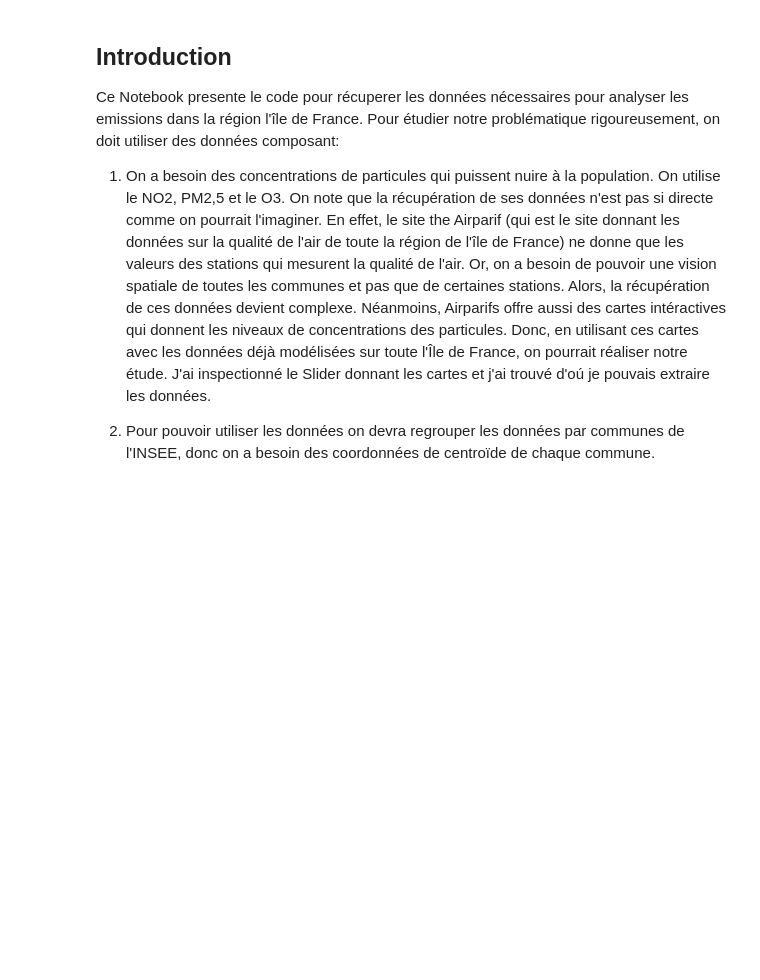
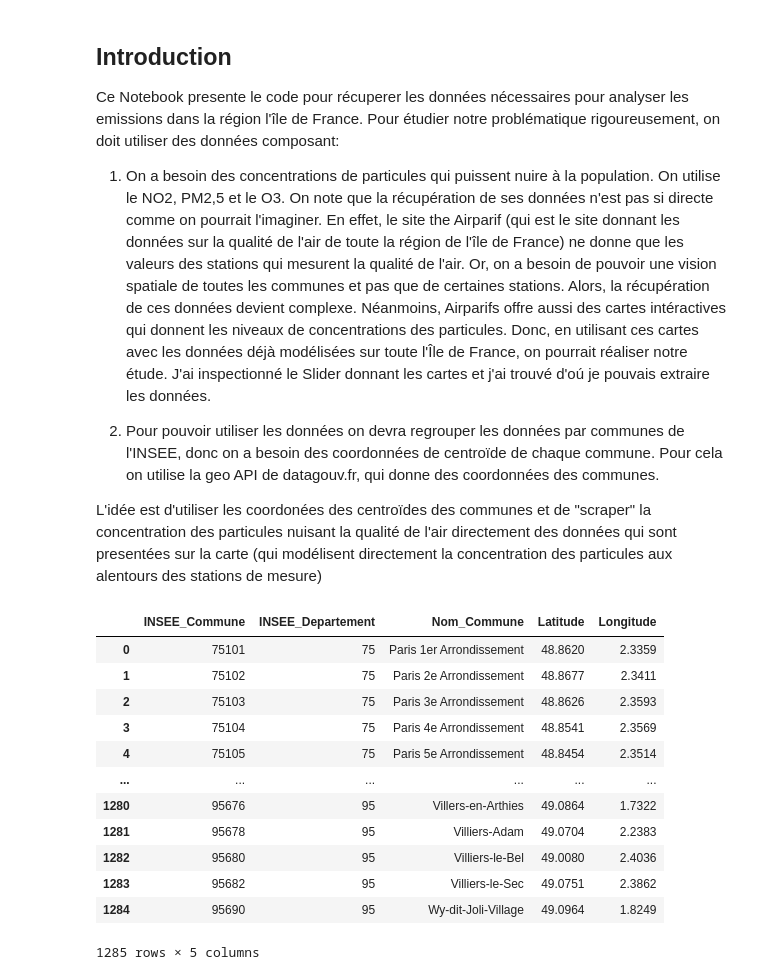
Before and after one commit to TomasAMG7/Python_S1_Challut_Garcia_Mossel, a Jupyter notebook: CODE/notebook_emissions.ipynb, the cells around one changed output. Saved outputs shown, nothing was run; the diff lists cells and outputs as text; code cells hidden in the pictures; blank space fills up the shorter version.

Commit message:
Data emissions pour toutes les communes

```diff
--- a/CODE/notebook_emissions.ipynb
+++ b/CODE/notebook_emissions.ipynb
@@ -5,7 +5,9 @@ Ce Notebook presente le code pour récuperer les données nécessaires pour anal
 
 1) On a besoin des concentrations de particules qui puissent nuire à la population. On utilise le NO2, PM2,5 et le O3. On note que la récupération de ses données n'est pas si directe comme on pourrait l'imaginer. En effet, le site the Airparif (qui est le site donnant les données sur la qualité de l'air de toute la région de l'île de France) ne donne que les valeurs des stations qui mesurent la qualité de l'air. Or, on a besoin de pouvoir une vision spatiale de toutes les communes et pas que de certaines stations. Alors, la récupération de ces données devient complexe. Néanmoins, Airparifs offre aussi des cartes intéractives qui donnent les niveaux de concentrations des particules. Donc, en utilisant ces cartes avec les données déjà modélisées sur toute l'Île de France, on pourrait réaliser notre étude. J'ai inspectionné le Slider donnant les cartes et j'ai trouvé d'oú je pouvais extraire les données.
 
-2) Pour pouvoir utiliser les données on devra regrouper les données par communes de l'INSEE, donc on a besoin des coordonnées de centroïde de chaque commune.
+2) Pour pouvoir utiliser les données on devra regrouper les données par communes de l'INSEE, donc on a besoin des coordonnées de centroïde de chaque commune. Pour cela on utilise la geo API de datagouv.fr, qui donne des coordonnées des communes.
+
+L'idée est d'utiliser les coordonées des centroïdes des communes et de "scraper" la concentration des particules nuisant la qualité de l'air directement des données qui sont presentées sur la carte (qui modélisent directement la concentration des particules aux alentours des stations de mesure)
 # %%
 import numpy as np
 import pandas as pd
@@ -44,0 +25,35 @@ commune_data = r.json()["features"]
+# %%
+# Données des centroïdes des communes de l'île de france
+
+url_communes = "https://geo.api.gouv.fr/communes"
+departement_idf = ["75","77","78","91","92","93","94","95"]
+
+data_centroides = []
+
+for dep in departement_idf:
+    parametres = {"codeDepartement": dep, "type": "commune-actuelle,arrondissement-municipal","fields": "nom,code,codeDepartement,centre", "format": "json"}
+    r = requests.get(url_communes, params = parametres).json()
+    data_centroides += r
+
+ile_de_fr_commune = pd.DataFrame({
+    "INSEE_Commune" : [com["code"] for com in data_centroides],
+    "INSEE_Departement" : [com["codeDepartement"] for com in data_centroides],
+    "Nom_Commune" : [com["nom"] for com in data_centroides],
+    "Latitude" : [com["centre"]["coordinates"][1] for com in data_centroides],
+    "Longitude" : [com["centre"]["coordinates"][0] for com in data_centroides]})
+
+ile_de_fr_commune.drop(index=0).reset_index(drop=True) # la premiere ligne est Paris en general, donc on l'enleve
+# %% [output]
+|  | INSEE_Commune | INSEE_Departement | Nom_Commune | Latitude | Longitude |
+| 0 | 75101 | 75 | Paris 1er Arrondissement | 48.8620 | 2.3359 |
+| 1 | 75102 | 75 | Paris 2e Arrondissement | 48.8677 | 2.3411 |
+| 2 | 75103 | 75 | Paris 3e Arrondissement | 48.8626 | 2.3593 |
+| 3 | 75104 | 75 | Paris 4e Arrondissement | 48.8541 | 2.3569 |
+| 4 | 75105 | 75 | Paris 5e Arrondissement | 48.8454 | 2.3514 |
+| ... | ... | ... | ... | ... | ... |
+| 1280 | 95676 | 95 | Villers-en-Arthies | 49.0864 | 1.7322 |
+| 1281 | 95678 | 95 | Villiers-Adam | 49.0704 | 2.2383 |
+| 1282 | 95680 | 95 | Villiers-le-Bel | 49.0080 | 2.4036 |
+| 1283 | 95682 | 95 | Villiers-le-Sec | 49.0751 | 2.3862 |
+| 1284 | 95690 | 95 | Wy-dit-Joli-Village | 49.0964 | 1.8249 |
+1285 rows × 5 columns
```
Also changed, not shown: parts of 4 cells of this notebook, 1 other file.
